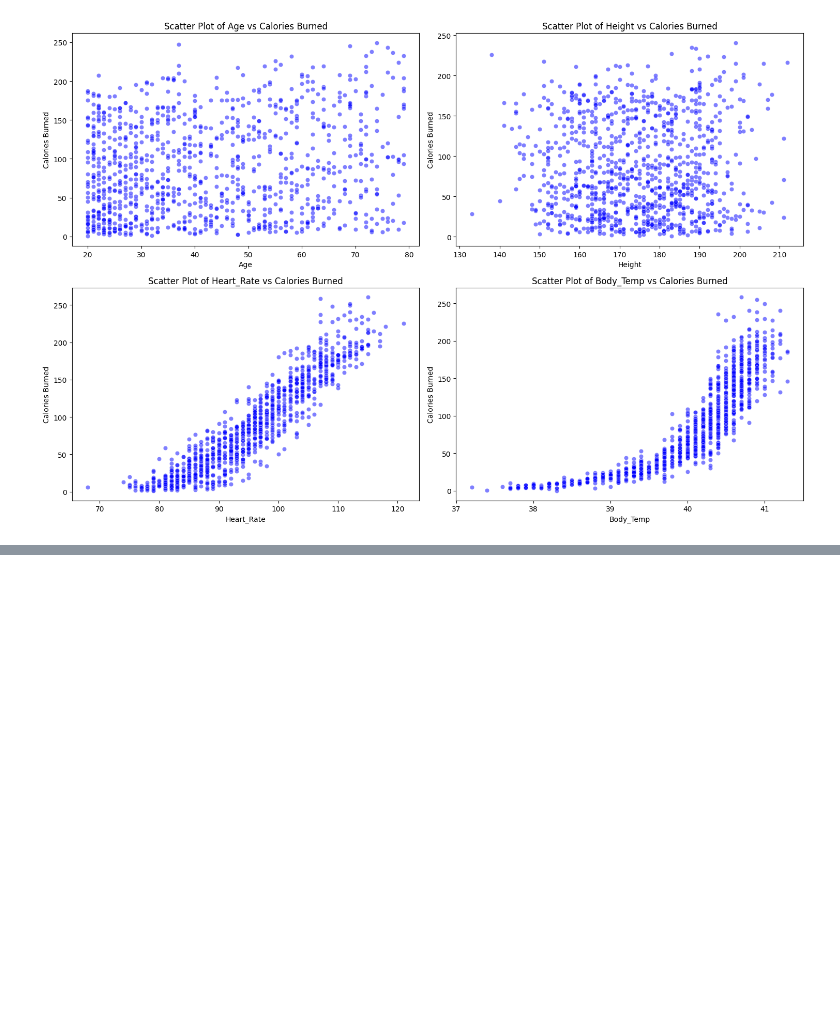
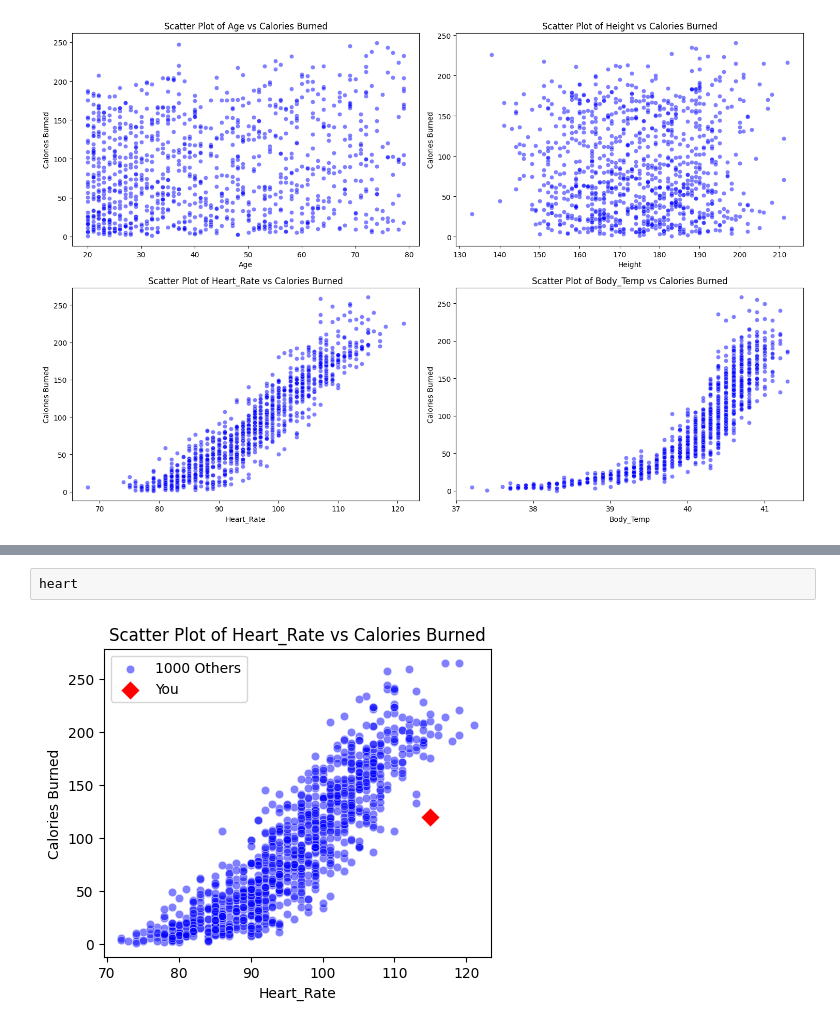
Before and after one commit to JXAsain/Calories-Burnt-Prediction, a Jupyter notebook: Project/graph_graphs.ipynb, the cells around one changed output, grey strips where cells are left out. Drawn from its saved outputs; the diff is of its cells as text; blank space fills up the shorter version.

```diff
--- a/Project/graph_graphs.ipynb
+++ b/Project/graph_graphs.ipynb
@@ -362,0 +440,4 @@ received_csv_data_scatter('predicted_calories.csv')
+# %%
+heart
+# %% [output]
+[figure, added]
```
Also changed, not shown: parts of 12 cells of this notebook, 1 other file.
